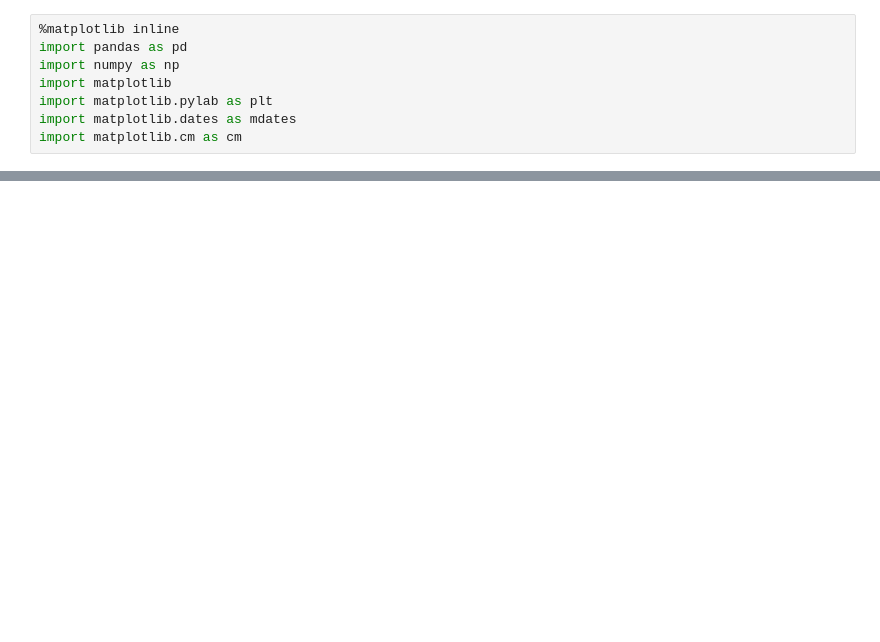
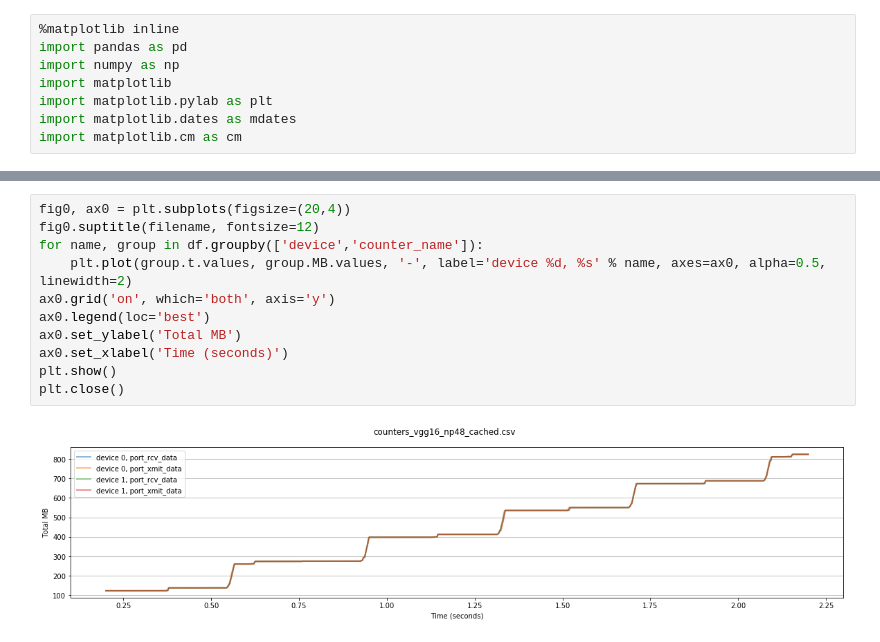
Before and after one commit to claudiofahey/ai-benchmark-util, a Jupyter notebook: analyze_mlx_counters.ipynb, the cells around one changed output, grey strips where cells are left out. Saved outputs shown, nothing was run; the diff lists cells and outputs as text; blank space fills up the shorter version.

```diff
--- a/analyze_mlx_counters.ipynb
+++ b/analyze_mlx_counters.ipynb
@@ -30,0 +71,13 @@ df.loc[0:3].rate.plot(figsize=(20,4), style='.-');
+# %%
+fig0, ax0 = plt.subplots(figsize=(20,4))
+fig0.suptitle(filename, fontsize=12)
+for name, group in df.groupby(['device','counter_name']):
+    plt.plot(group.t.values, group.MB.values, '-', label='device %d, %s' % name, axes=ax0, alpha=0.5, linewidth=2)
+ax0.grid('on', which='both', axis='y')
+ax0.legend(loc='best')
+ax0.set_ylabel('Total MB')
+ax0.set_xlabel('Time (seconds)')
+plt.show()
+plt.close()
+# %% [output]
+[figure, added]
```
Also changed, not shown: parts of 12 cells of this notebook, 1 other file.
